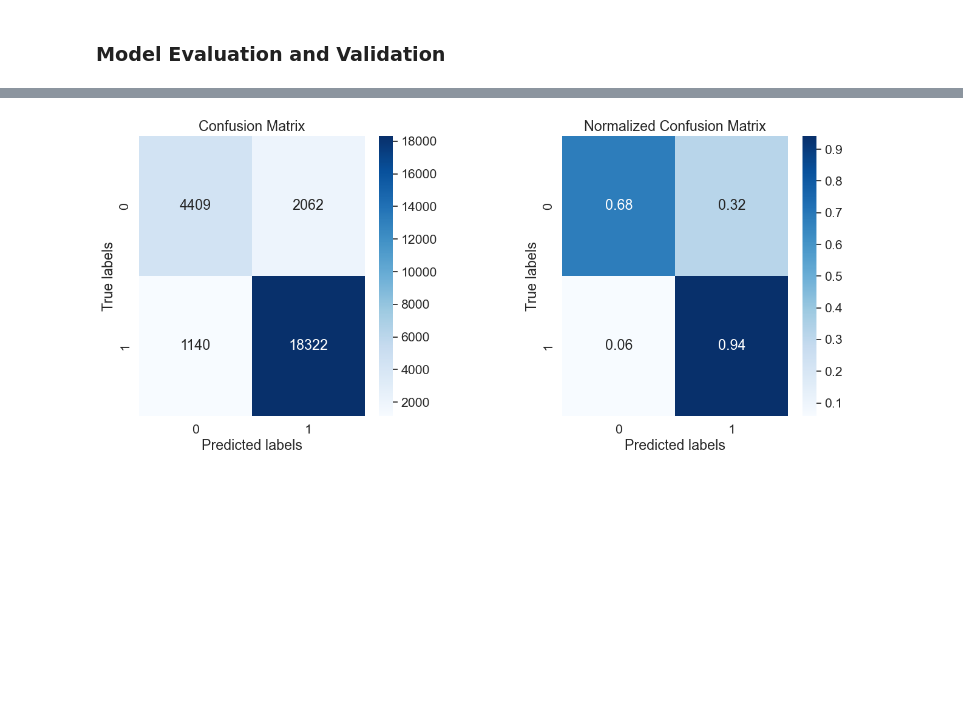
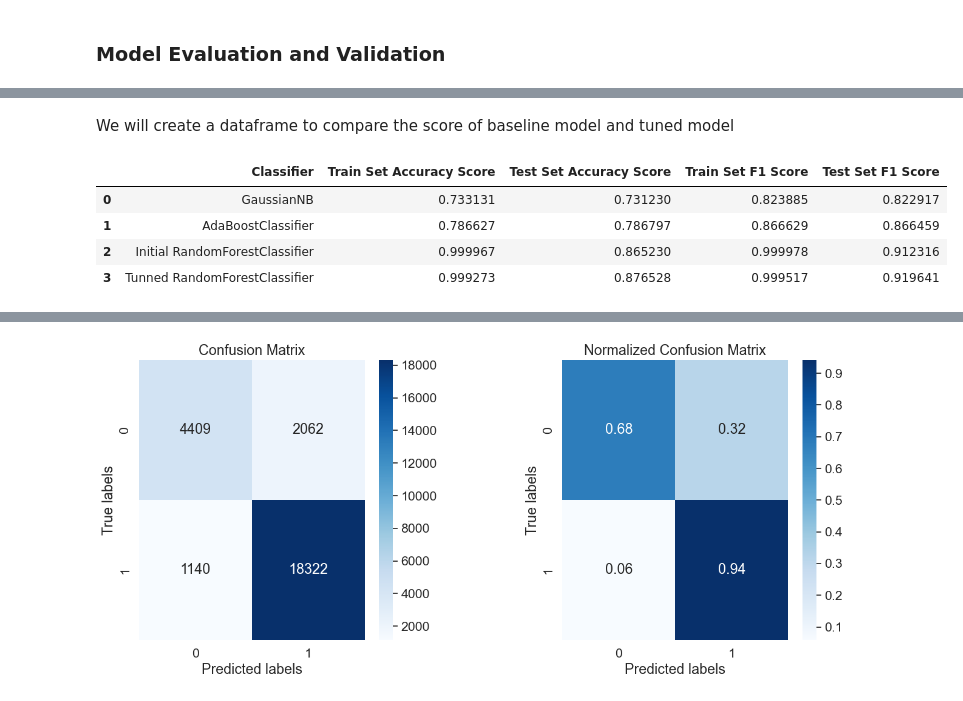
Before and after one commit to hunglng/dsnd-starbuck, a Jupyter notebook: Starbucks_Capstone_notebook.ipynb, the cells around one changed output, grey strips where cells are left out. Saved outputs shown, nothing was run; the diff lists cells and outputs as text; code cells hidden in the pictures; blank space fills up the shorter version.

```diff
--- a/Starbucks_Capstone_notebook.ipynb
+++ b/Starbucks_Capstone_notebook.ipynb
@@ -790,3 +793,23 @@ F1 Score: 0.9995169294277809
 Test Set Score:
 Accuracy Score: 0.876527975937994
 F1 Score: 0.9196406163730362
+# %% [markdown]
+We will create a dataframe to compare the score of baseline model and tuned model
+# %%
+scores = {
+    'Classifier': ['GaussianNB', 'AdaBoostClassifier', 'Initial RandomForestClassifier', 'Tunned RandomForestClassifier'],
+    #'Training Time(s)': [clf_gnb_training_time, clf_ab_training_time, clf_rf_training_time, grid_training_time],
+    'Train Set Accuracy Score': [clf_gnb_accuracy_train, clf_ab_accuracy_train, clf_rf_accuracy_train, accuracy_train],
+    'Test Set Accuracy Score': [clf_gnb_accuracy_test, clf_ab_accuracy_test, clf_rf_accuracy_test, accuracy_test],
+    'Train Set F1 Score': [clf_gnb_f1_train, clf_ab_f1_train, clf_rf_f1_train, f1_train],
+    'Test Set F1 Score': [clf_gnb_f1_test, clf_ab_f1_test, clf_rf_f1_test, f1_test]
+}
+
+scores_df = pd.DataFrame(scores)
+scores_df
+# %% [output]
+|  | Classifier | Train Set Accuracy Score | Test Set Accuracy Score | Train Set F1 Score | Test Set F1 Score |
+| 0 | GaussianNB | 0.733131 | 0.731230 | 0.823885 | 0.822917 |
+| 1 | AdaBoostClassifier | 0.786627 | 0.786797 | 0.866629 | 0.866459 |
+| 2 | Initial RandomForestClassifier | 0.999967 | 0.865230 | 0.999978 | 0.912316 |
+| 3 | Tunned RandomForestClassifier | 0.999273 | 0.876528 | 0.999517 | 0.919641 |
```
Also changed, not shown: parts of 9 cells of this notebook.
